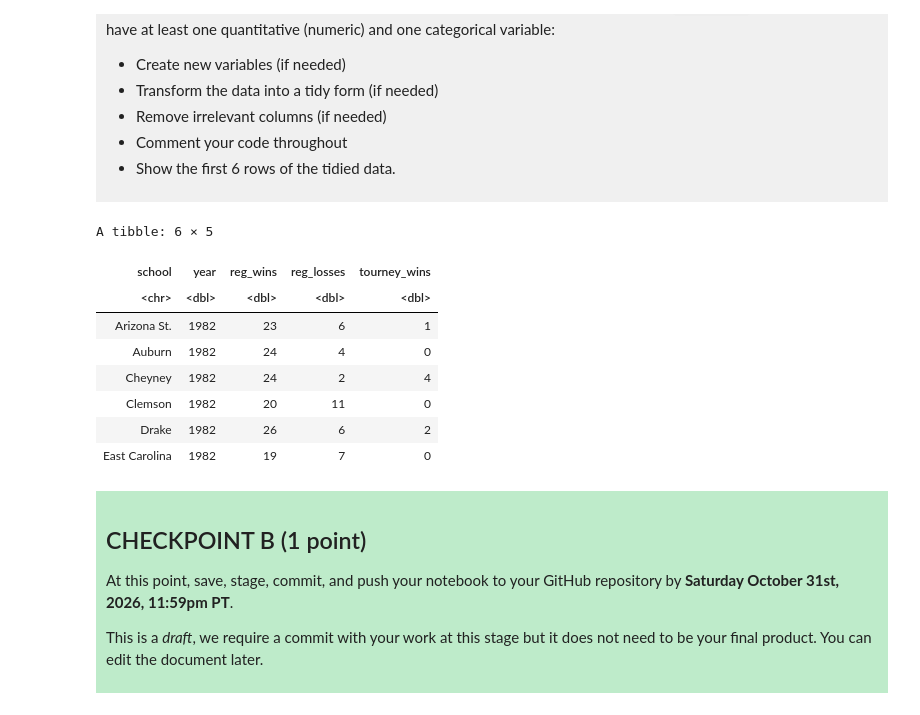
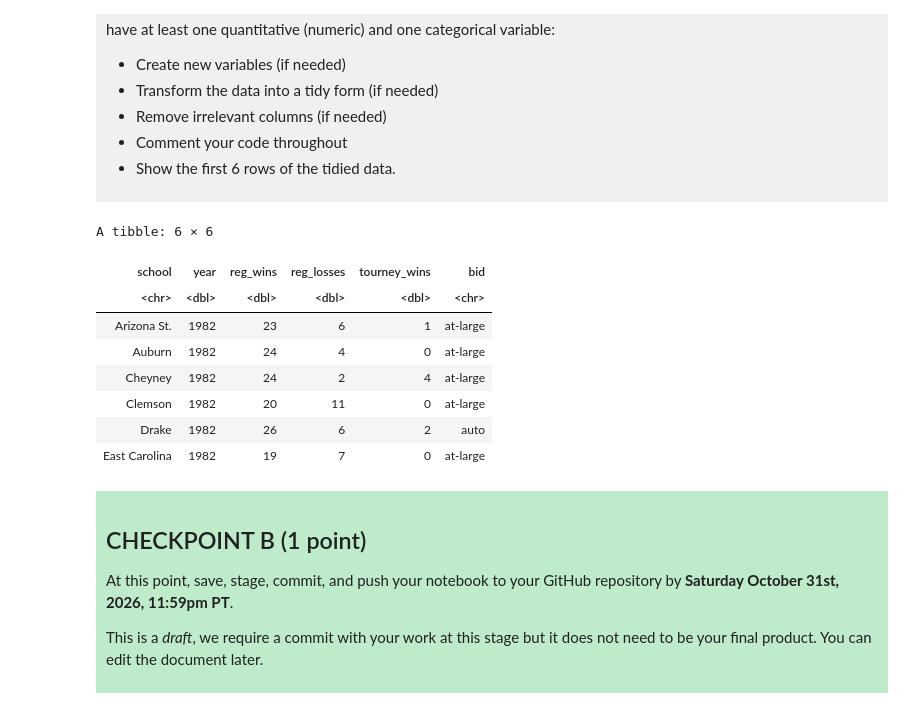
Before and after one commit to Severi-LI/dsci-100-project-Severi-LI, a Jupyter notebook: dsci-100-project-notebook.ipynb, the cells around one changed output. Saved outputs shown, nothing was run; the diff lists cells and outputs as text; code cells hidden in the pictures.

```diff
--- a/dsci-100-project-notebook.ipynb
+++ b/dsci-100-project-notebook.ipynb
@@ -219,18 +219,18 @@ Produce a tidy data set that could be used to answer your research question usin
 
 </div>
 # %%
-basketball_filter <- select(basketball_data, school, year, reg_wins, reg_losses, tourney_wins)#reg_wins and reg_losses are used for prediction.tourney_wins is the result to be predicted.school and year are used to distinguish each record.
+basketball_filter <- select(basketball_data, school, year, reg_wins, reg_losses, tourney_wins, bid)#reg_wins and reg_losses are used for prediction.tourney_wins is the result to be predicted.school and year are used to distinguish each record.
 head(basketball_filter) #Show the first 6 rows of the tidied data
 # %% [output]
-A tibble: 6 × 5
+A tibble: 6 × 6
-| school | year | reg_wins | reg_losses | tourney_wins |
-| <chr> | <dbl> | <dbl> | <dbl> | <dbl> |
-| Arizona St. | 1982 | 23 | 6 | 1 |
-| Auburn | 1982 | 24 | 4 | 0 |
-| Cheyney | 1982 | 24 | 2 | 4 |
-| Clemson | 1982 | 20 | 11 | 0 |
-| Drake | 1982 | 26 | 6 | 2 |
-| East Carolina | 1982 | 19 | 7 | 0 |
+| school | year | reg_wins | reg_losses | tourney_wins | bid |
+| <chr> | <dbl> | <dbl> | <dbl> | <dbl> | <chr> |
+| Arizona St. | 1982 | 23 | 6 | 1 | at-large |
+| Auburn | 1982 | 24 | 4 | 0 | at-large |
+| Cheyney | 1982 | 24 | 2 | 4 | at-large |
+| Clemson | 1982 | 20 | 11 | 0 | at-large |
+| Drake | 1982 | 26 | 6 | 2 | auto |
+| East Carolina | 1982 | 19 | 7 | 0 | at-large |
 # %% [markdown]
 <div style="background-color: #beebca; padding: 10px;">
 
```
Also changed, not shown: parts of 4 cells of this notebook.
